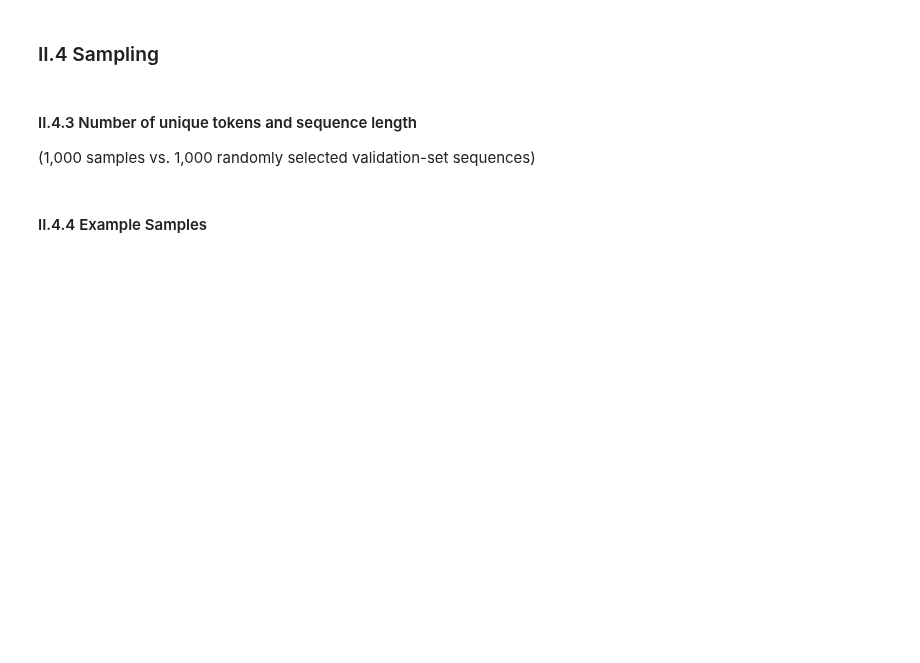
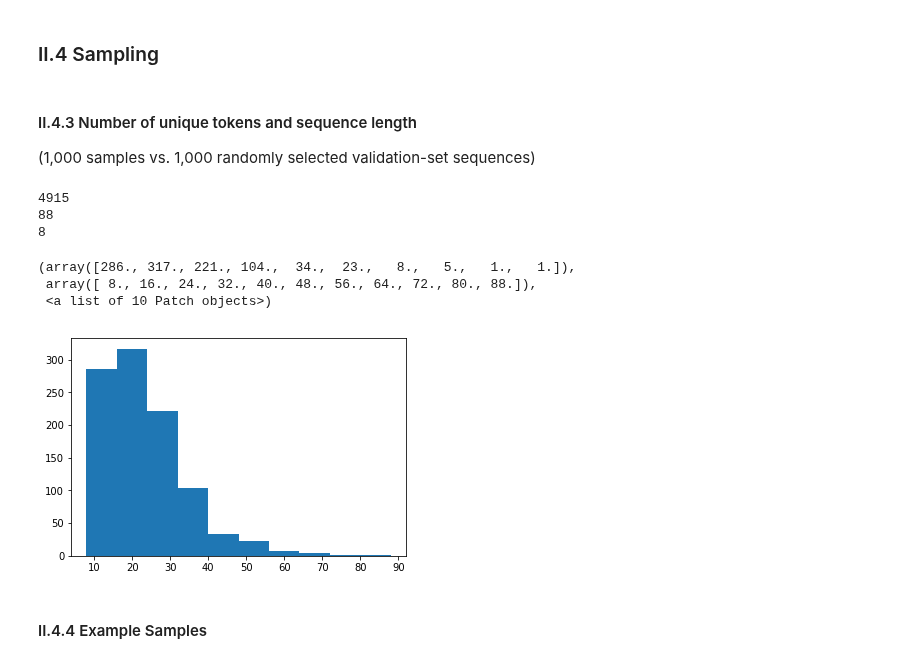
Before and after one commit to nimiw0821/DS-GA_1011_NLP, a Jupyter notebook: HW2/lm_homework.ipynb, the cells around one changed output. Cells and saved outputs as stored; diff of their text form; code cells hidden in the pictures; blank space fills up the shorter version.

```diff
--- a/HW2/lm_homework.ipynb
+++ b/HW2/lm_homework.ipynb
@@ -362,18 +366,20 @@ class LstmLM(torch.nn.Module):
         self.lstm = nn.LSTM(self.embed_dim, self.hidden_dim, self.num_layers, batch_first=self.batch_first, dropout=self.p) # lstm takes word embeddings as inputs and outputs hidden states (dim=hidden_dinm)
         self.projection = nn.Linear(self.hidden_dim, self.vocab_size) # linear layer maps from hidden states to word space
 
-    def forward(self, encoded_input_sequence, prev_states):
+    def forward(self, encoded_input_sequence):
         '''
         Forwrad method process the input from token ids to logits
         params:
             @inp: input sentence
         '''
         embedded = self.lookup(encoded_input_sequence)
-        lstm_out, states = self.lstm(embedded, prev_states)
+        batch_size = len(encoded_input_sequence)
+        states = self.zero_state(batch_size) # initialize states
+        lstm_out, states = self.lstm(embedded, states)
         logits = self.projection(lstm_out)
         return logits, states
 
-    def zero_state(self):
+    def zero_state(self, batch_size):
         '''
         Return the tuple of hidden state and cell state
         '''
@@ -873,6 +864,42 @@ for n_samples in range(1000):
+# %%
+states = model.zero_state(batch_size)
+word = '<bos>'
+samples = []
+sentence = ''
+for _ in range(1000): # generate 1000 sequences
+  while word is not '<eos>':
+    logits, states = model(word)
+    word = wikitext_dict.get_token(compute_predictions(logits))
+    sentence += ' '
+    sentence += word
+  samples.append(sentence)
+# %%
+# randomly sample 1000 examples from the validation set
+from random import sample
+valid_samples = sample(datasets['valid'], 1000)
 # %% [markdown]
 #### II.4.3 Number of unique tokens and sequence length
 
 (1,000 samples vs. 1,000 randomly selected validation-set sequences)
+# %%
+import matplotlib.pyplot as plt
+%matplotlib inline
+
+# validation set
+all_words_valid = [word for lst in valid_samples for word in lst]
+num_unique_valid = len(set(all_words_valid))
+print(num_unique_valid)
+seq_len_valid = [len(lst) for lst in valid_samples]
+print(max(seq_len_valid))
+print(min(seq_len_valid))
+plt.hist(seq_len_valid)
+# %% [output]
+4915
+88
+8
+(array([286., 317., 221., 104.,  34.,  23.,   8.,   5.,   1.,   1.]),
+ array([ 8., 16., 24., 32., 40., 48., 56., 64., 72., 80., 88.]),
+ <a list of 10 Patch objects>)
+[figure, added]
 # %% [markdown]
 #### II.4.4 Example Samples
```
Also changed, not shown: parts of 3 cells of this notebook.
